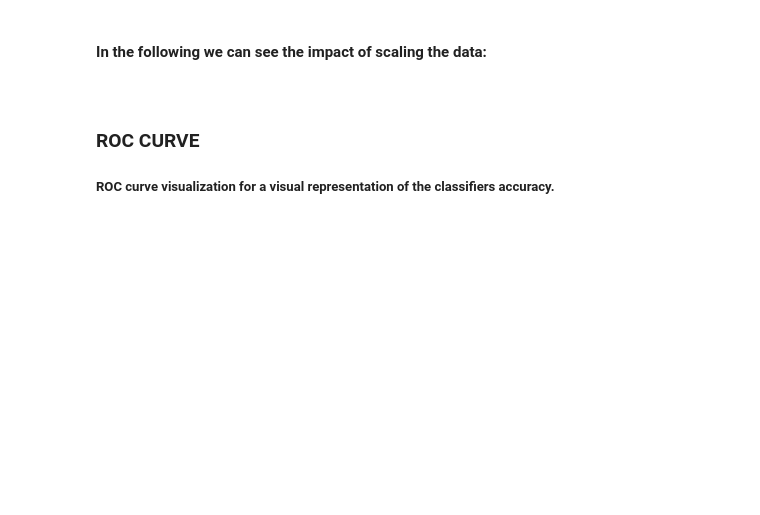
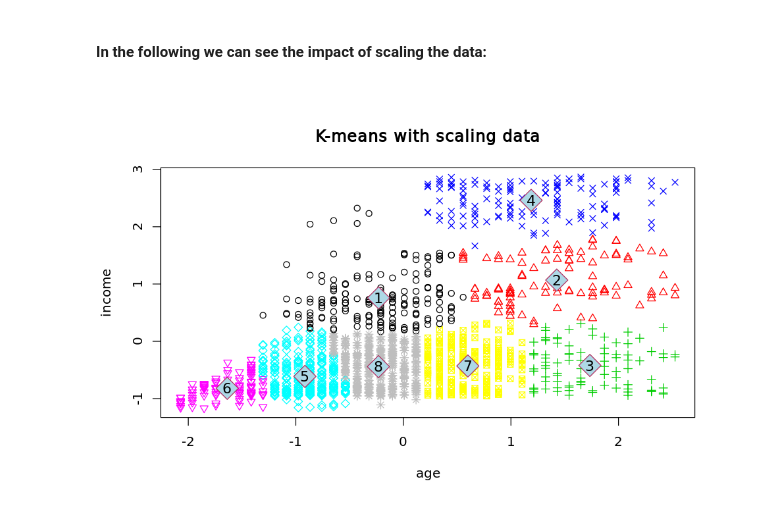
Before and after one commit to Hammi007/R_bigdata, a Jupyter notebook: Main.ipynb, the cells around one changed output. Saved outputs shown, nothing was run; the diff lists cells and outputs as text; code cells hidden in the pictures; blank space fills up the shorter version.

```diff
--- a/Main.ipynb
+++ b/Main.ipynb
@@ -271,15 +425,14 @@ text(Kmeans$centers[ ,1], Kmeans$centers[ ,2], cex = 1.1,
 # %% [markdown]
 <h4>In the following we can see the impact of scaling the data:<h4>
 # %%
-KmeansScaling <- kmeans(scaledData, 7)
+KmeansScaling <- kmeans(scaledData, 8)
 
 plot(scaledData$scaledAge, scaledData$scaledIncome, col = KmeansScaling$cluster, #asp = 1, #xlim=c(1:90), ylim=c(200:178677),
      pch = KmeansScaling$cluster, main = "K-means with scaling data",
      xlab = "age", ylab = "income")
 points(KmeansScaling$centers[ ,1], KmeansScaling$centers[ ,2], pch = 23,
        col = 'maroon', bg = 'lightblue', cex = 3)
 text(KmeansScaling$centers[ ,1], KmeansScaling$centers[ ,2], cex = 1.1,
      col = 'black', attributes(KmeansScaling$centers)$dimnames[[1]])
+# %% [output]
+[figure, added]
-# %% [markdown]
-<h3>ROC CURVE<h3>
-<h5>ROC curve visualization for a visual representation of the classifiers accuracy.<h5>
```
Also changed, not shown: parts of 27 cells of this notebook.
